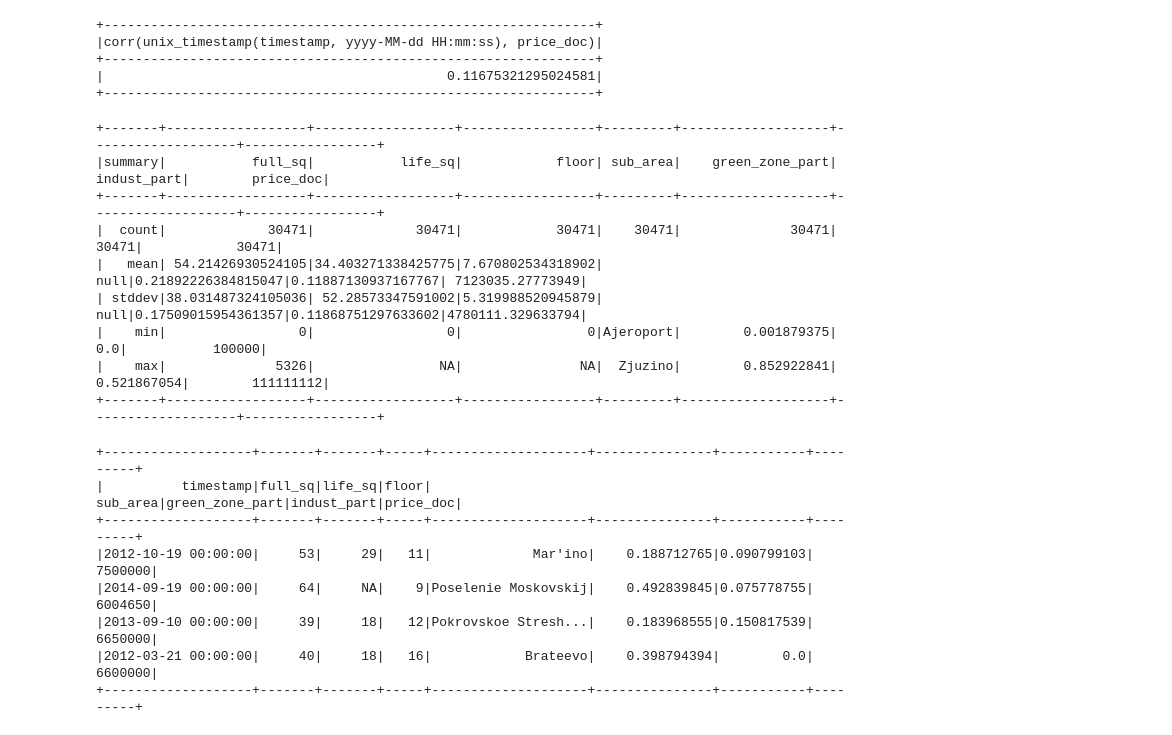
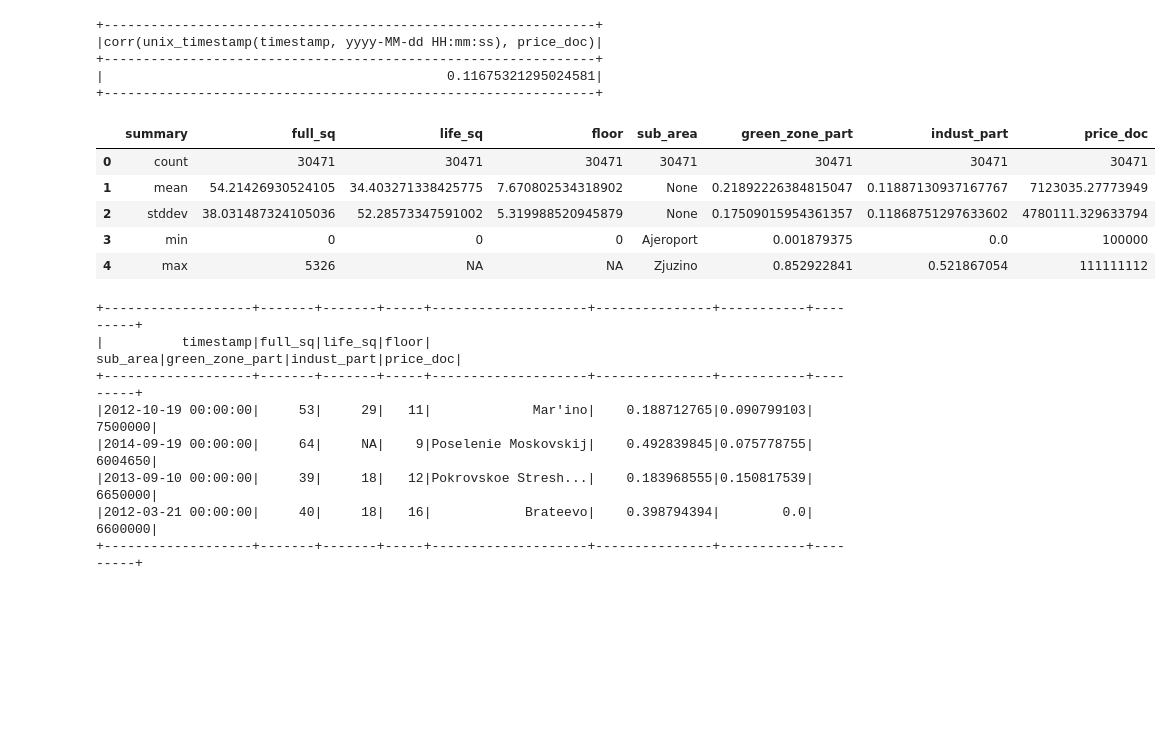
Before and after one commit to anton-dergunov/ml-playground, a Jupyter notebook: pyspark/pyspark-snippets.ipynb, the cells around one changed output. Saved outputs shown, nothing was run; the diff lists cells and outputs as text; code cells hidden in the pictures; blank space fills up the shorter version.

```diff
--- a/pyspark/pyspark-snippets.ipynb
+++ b/pyspark/pyspark-snippets.ipynb
@@ -692,17 +693,14 @@ df.select(corr(unix_timestamp(col("timestamp")), col("price_doc"))).show()
 |                                            0.11675321295024581|
 +---------------------------------------------------------------+
 # %%
-df.describe().show()
+df.describe().toPandas()
 # %% [output]
-+-------+------------------+------------------+-----------------+---------+-------------------+-------------------+-----------------+
-|summary|           full_sq|           life_sq|            floor| sub_area|    green_zone_part|        indust_part|        price_doc|
-+-------+------------------+------------------+-----------------+---------+-------------------+-------------------+-----------------+
-|  count|             30471|             30471|            30471|    30471|              30471|              30471|            30471|
-|   mean| 54.21426930524105|34.403271338425775|7.670802534318902|     null|0.21892226384815047|0.11887130937167767| 7123035.27773949|
-| stddev|38.031487324105036| 52.28573347591002|5.319988520945879|     null|0.17509015954361357|0.11868751297633602|4780111.329633794|
-|    min|                 0|                 0|                0|Ajeroport|        0.001879375|                0.0|           100000|
-|    max|              5326|                NA|               NA|  Zjuzino|        0.852922841|        0.521867054|        111111112|
-+-------+------------------+------------------+-----------------+---------+-------------------+-------------------+-----------------+
+|  | summary | full_sq | life_sq | floor | sub_area | green_zone_part | indust_part | price_doc |
+| 0 | count | 30471 | 30471 | 30471 | 30471 | 30471 | 30471 | 30471 |
+| 1 | mean | 54.21426930524105 | 34.403271338425775 | 7.670802534318902 | None | 0.21892226384815047 | 0.11887130937167767 | 7123035.27773949 |
+| 2 | stddev | 38.031487324105036 | 52.28573347591002 | 5.319988520945879 | None | 0.17509015954361357 | 0.11868751297633602 | 4780111.329633794 |
+| 3 | min | 0 | 0 | 0 | Ajeroport | 0.001879375 | 0.0 | 100000 |
+| 4 | max | 5326 | NA | NA | Zjuzino | 0.852922841 | 0.521867054 | 111111112 |
 # %%
 df.sample(withReplacement=False, fraction=0.0002, seed=42).show()
 # %% [output]
```
Also changed, not shown: parts of 3 cells of this notebook.
